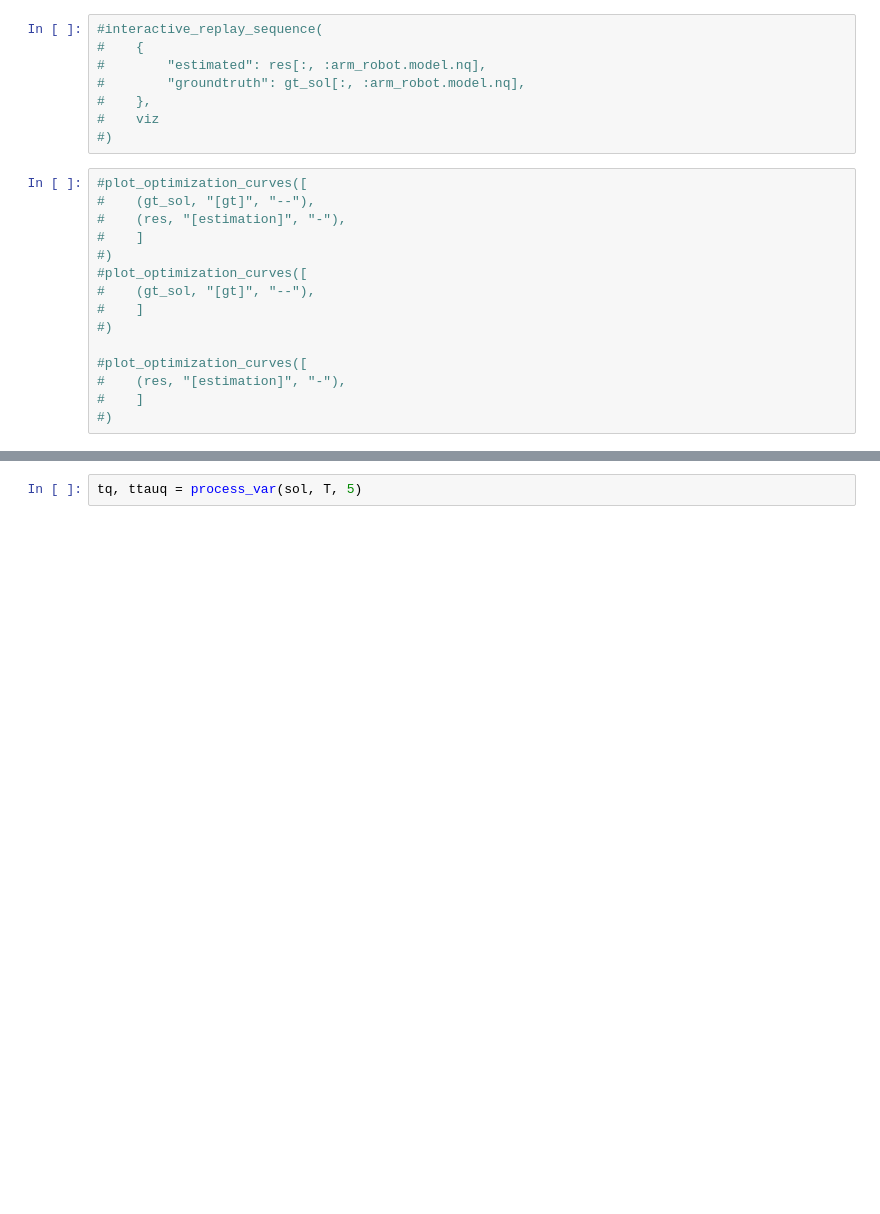
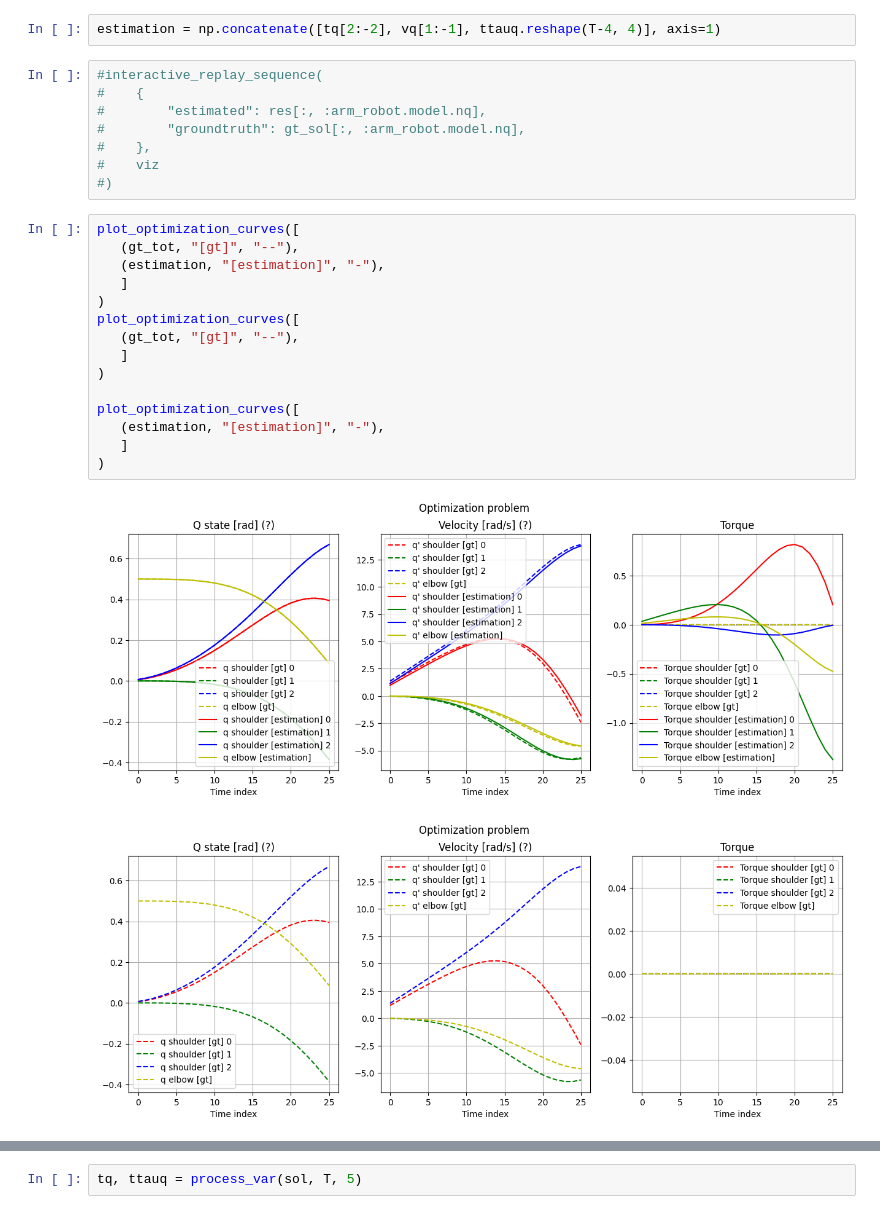
Before and after one commit to balthazarneveu/monocular_pose_and_forces_estimation, a Jupyter notebook: scripts/optimization_demo.ipynb, the cells around one changed output, grey strips where cells are left out. Saved outputs shown, nothing was run; the diff lists cells and outputs as text; blank space fills up the shorter version.

```diff
--- a/scripts/optimization_demo.ipynb
+++ b/scripts/optimization_demo.ipynb
@@ -255,3 +274,5 @@ np.linalg.norm(objective(initial_optim_var, ground_truth_p, T, True))
+# %%
+estimation = np.concatenate([tq[2:-2], vq[1:-1], ttauq.reshape(T-4, 4)], axis=1)
 # %%
 #interactive_replay_sequence(
 #    {
@@ -261,17 +282,20 @@ np.linalg.norm(objective(initial_optim_var, ground_truth_p, T, True))
 #    viz
 #)
 # %%
-#plot_optimization_curves([
-#    (gt_sol, "[gt]", "--"),
-#    (res, "[estimation]", "-"),
-#    ]
-#)
-#plot_optimization_curves([
-#    (gt_sol, "[gt]", "--"),
-#    ]
-#)
+plot_optimization_curves([
+   (gt_tot, "[gt]", "--"),
+   (estimation, "[estimation]", "-"),
+   ]
+)
+plot_optimization_curves([
+   (gt_tot, "[gt]", "--"),
+   ]
+)
 
-#plot_optimization_curves([
-#    (res, "[estimation]", "-"),
-#    ]
-#)
+plot_optimization_curves([
+   (estimation, "[estimation]", "-"),
+   ]
+)
+# %% [output]
+[figure, added]
+[figure, added]
```
Also changed, not shown: parts of 16 cells of this notebook.
